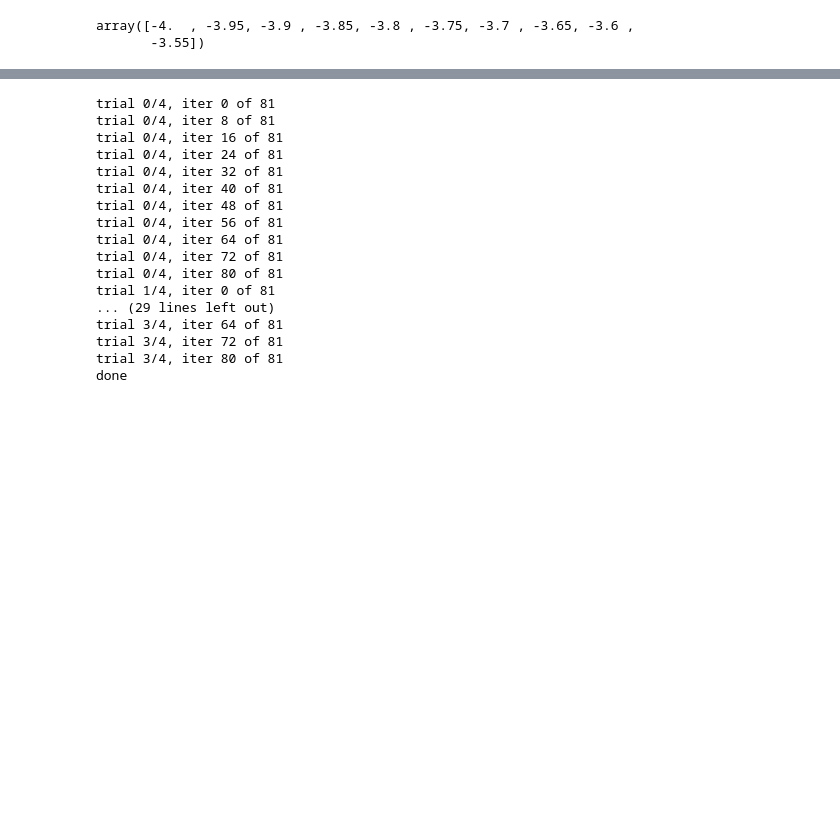
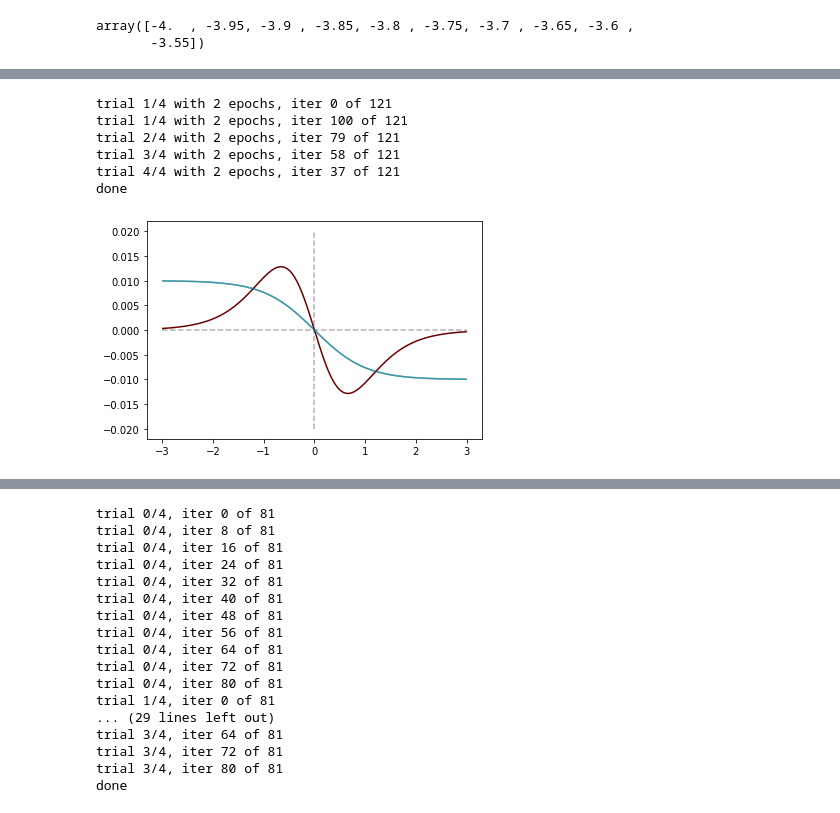
Before and after one commit to taoketao/activation-zones, a Jupyter notebook: noise-follows-D4-experiments/tf/noise-follows-D4-notebook.ipynb, the cells around one changed output, grey strips where cells are left out. Drawn from its saved outputs; the diff is of its cells as text; code cells hidden in the pictures; blank space fills up the shorter version.

```diff
--- a/noise-follows-D4-experiments/tf/noise-follows-D4-notebook.ipynb
+++ b/noise-follows-D4-experiments/tf/noise-follows-D4-notebook.ipynb
@@ -107,7 +121,7 @@ How do weights change in isolation under data-label noise?
 # %%
 Nonlinearity = ('tanh', tanh)
 def weights_range(min_=-3, max_=3, spacing=101): # 1/spacing is interval size
-    spc=spacing*(max_-min_)
+    spc=spacing*int(max_-min_)
     if (spc%2==0): spc+=1
     return np.linspace(min_, max_, spc), (min_,max_)
 Weights, bounds = weights_range(-4,4,20)
@@ -126,13 +140,15 @@ print(test_model_init.layers[0].get_weights())
 try: defaultdict
 except: from collections import defaultdict
 
-def query_manual_model_wrapper(n_epochs=1, batchsize=len(Y_data), *, return_raw_weights=False):
+def query_manual_model_wrapper(n_epochs=1, batchsize=len(Y_data), *, return_raw_weights=False, learning_rate=None):
+    if learning_rate == None:
+        learning_rate=0.01
 
     weights_inbox = []
     changes_inbox = []
     weights_to_changes = []  # tuple of indices counter-coords then data (weight, change)
 
-    model=init_manual_model(Nonlinearity)
+    model=init_manual_model(Nonlinearity, learning_rate=learning_rate)
 
     weights_retreiver = LambdaCallback(
             on_epoch_begin=lambda batch, logs: weights_inbox.append( model.layers[0].get_weights()[0]))
@@ -176,5 +192,8 @@ def query_manual_model_wrapper(n_epochs=1, batchsize=len(Y_data), *, return_raw_
     return weights_to_changes
 
 #wtc=query_manual_model_wrapper()
-print(wtc[:5])
+try:
+    print(wtc[:5])
+except:
+    print("(wtc doesn't exist yet)")
 # %% [output]
@@ -183,5 +202,6 @@ print(wtc[:5])
 # %%
-def plot_wtc(wtc=wtc,normz=False):
+def plot_wtc(wtc,normz=False):
+# def plot_wtc(wtc=wtc,normz=False):
     shift=0.05
     # plt.plot([0,0], [0-0.02,shift+0.01], '--', color=[0,0,0,0.3])
     plt.plot([0,0], [-0.02,0.02], '--', color=[0,0,0,0.3])
@@ -197,4 +217,4 @@ def plot_wtc(wtc=wtc,normz=False):
 
 
 
-plot_wtc()
+# plot_wtc()
@@ -202,0 +278,21 @@ plot_wtc()
+# %%
+# 8.29
+
+Y_data = [-.01,.0101]
+X_data = [ np.ones((1,),dtype=float) for v in Y_data ]     # x_counter
+Weights, bounds = weights_range(-3,3,20)
+N_trials = 4
+learning_rate=.01
+wtc=query_manual_model_wrapper(n_epochs=2)
+# plot_wtc(wtc)
+# %% [output]
+trial 1/4 with 2 epochs, iter 0 of 121
+trial 1/4 with 2 epochs, iter 100 of 121
+trial 2/4 with 2 epochs, iter 79 of 121
+trial 3/4 with 2 epochs, iter 58 of 121
+trial 4/4 with 2 epochs, iter 37 of 121
+done
+# %%
+plot_wtc(wtc)
+# %% [output]
+[figure, added]
```
Also changed, not shown: parts of 36 cells of this notebook.
